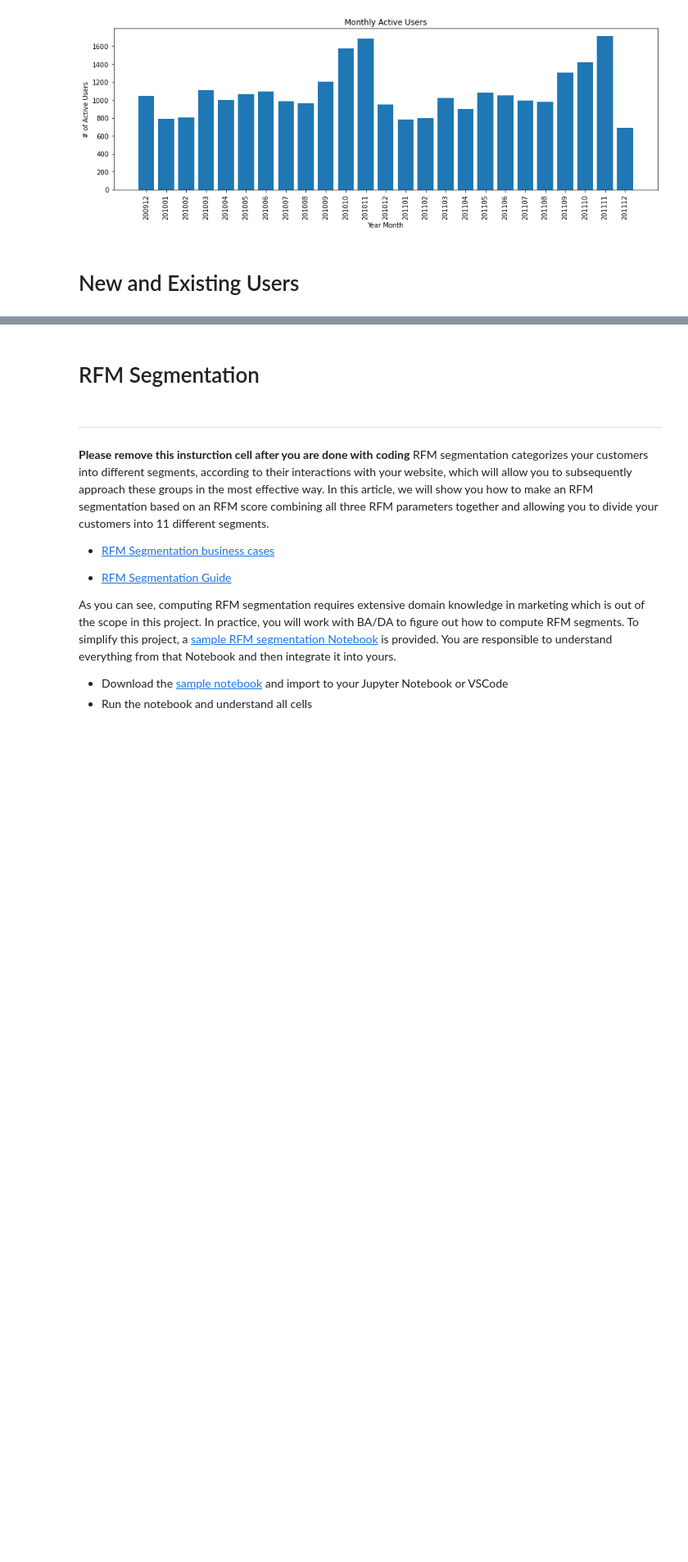
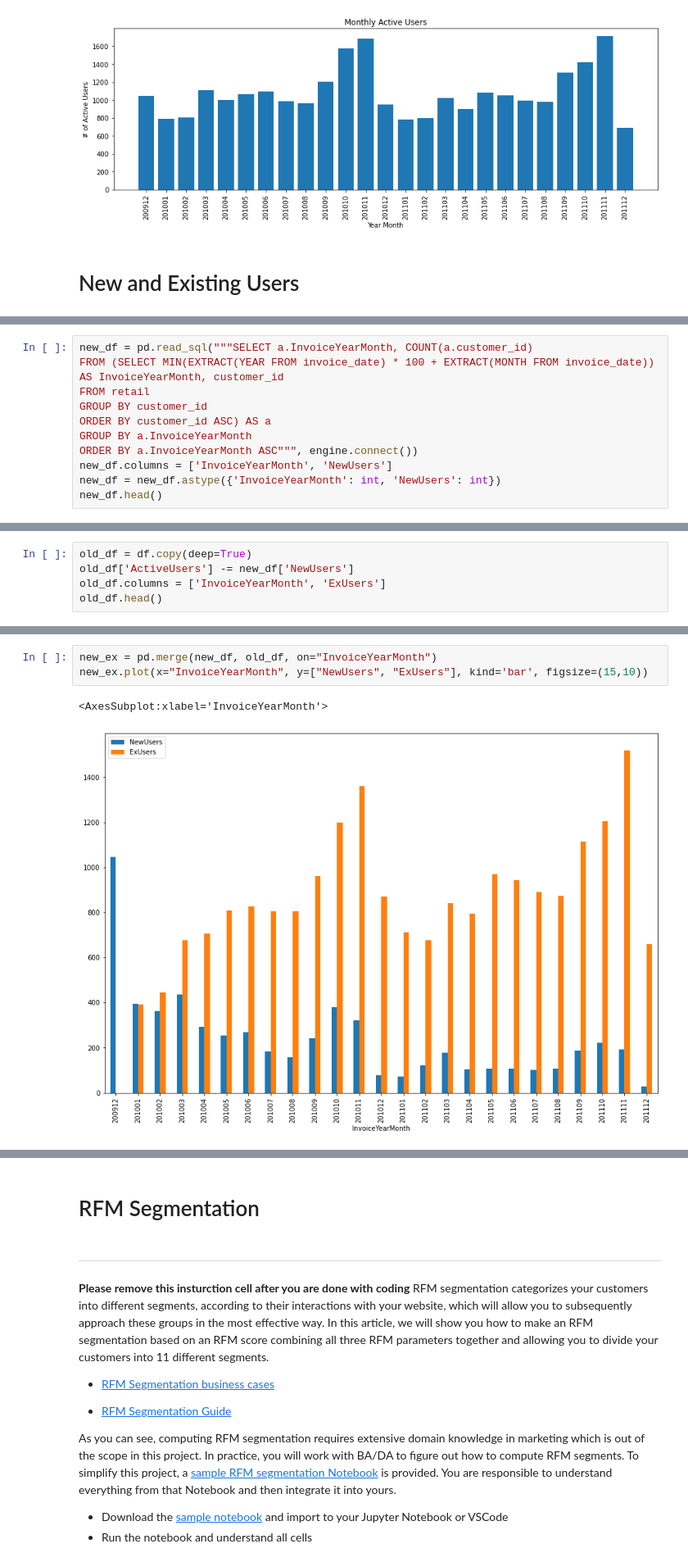
Before and after one commit to jarviscanada/jarvis_data_eng_VishaySingh, a Jupyter notebook: python_data_analytics/python_data_wrangling/retail_data_analytics_wrangling.ipynb, the cells around one changed output, grey strips where cells are left out. Shown at 82% size. Cells and saved outputs as stored; diff of their text form; blank space fills up the shorter version.

Commit message:
Finish New & Existing Users

```diff
--- a/python_data_analytics/python_data_wrangling/retail_data_analytics_wrangling.ipynb
+++ b/python_data_analytics/python_data_wrangling/retail_data_analytics_wrangling.ipynb
@@ -370,0 +358,11 @@ Text(0.5, 1.0, 'Monthly Active Users')
+# %%
+new_df = pd.read_sql("""SELECT a.InvoiceYearMonth, COUNT(a.customer_id)
+FROM (SELECT MIN(EXTRACT(YEAR FROM invoice_date) * 100 + EXTRACT(MONTH FROM invoice_date)) AS InvoiceYearMonth, customer_id
+FROM retail
+GROUP BY customer_id
+ORDER BY customer_id ASC) AS a
+GROUP BY a.InvoiceYearMonth
+ORDER BY a.InvoiceYearMonth ASC""", engine.connect())
+new_df.columns = ['InvoiceYearMonth', 'NewUsers']
+new_df = new_df.astype({'InvoiceYearMonth': int, 'NewUsers': int})
+new_df.head()
@@ -370,0 +376,5 @@ Text(0.5, 1.0, 'Monthly Active Users')
+# %%
+old_df = df.copy(deep=True)
+old_df['ActiveUsers'] -= new_df['NewUsers']
+old_df.columns = ['InvoiceYearMonth', 'ExUsers']
+old_df.head()
@@ -371,3 +388,9 @@ Text(0.5, 1.0, 'Monthly Active Users')
+# %%
+new_ex = pd.merge(new_df, old_df, on="InvoiceYearMonth")
+new_ex.plot(x="InvoiceYearMonth", y=["NewUsers", "ExUsers"], kind='bar', figsize=(15,10))
+# %% [output]
+<AxesSubplot:xlabel='InvoiceYearMonth'>
+[figure, added]
 # %% [markdown]
 ## Finding RFM
 
```
Also changed, not shown: parts of 3 cells of this notebook, 3 other files.
